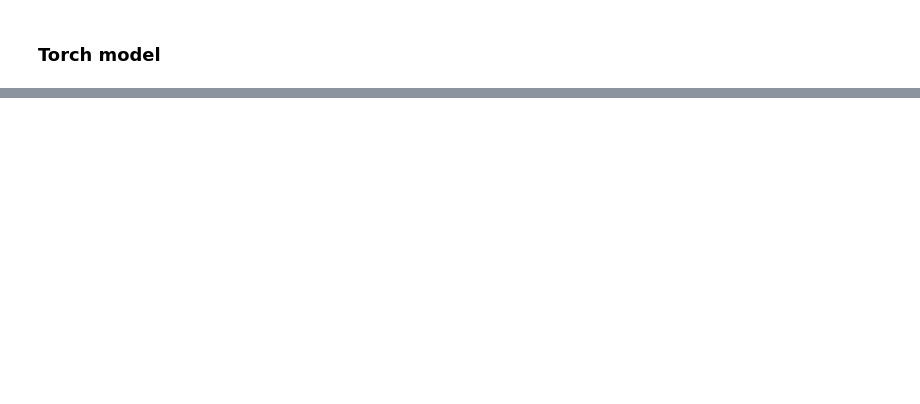
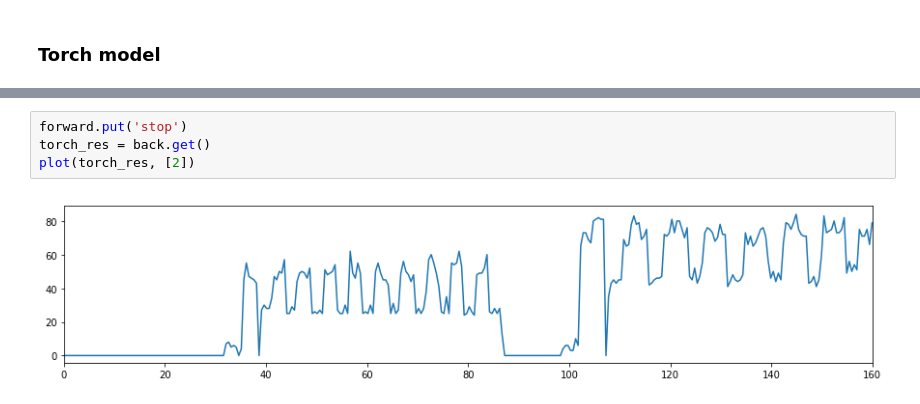
Before and after one commit to analysiscenter/batchflow, a Jupyter notebook: examples/experiments/profiling/profiling.ipynb, the cells around one changed output, grey strips where cells are left out. Drawn from its saved outputs; the diff is of its cells as text; blank space fills up the shorter version.

```diff
--- a/examples/experiments/profiling/profiling.ipynb
+++ b/examples/experiments/profiling/profiling.ipynb
@@ -64,0 +162,6 @@ Almost the same.
+# %%
+forward.put('stop')
+torch_res = back.get()
+plot(torch_res, [2])
+# %% [output]
+[figure, added]
```
Also changed, not shown: parts of 13 cells of this notebook, 3 other files.
